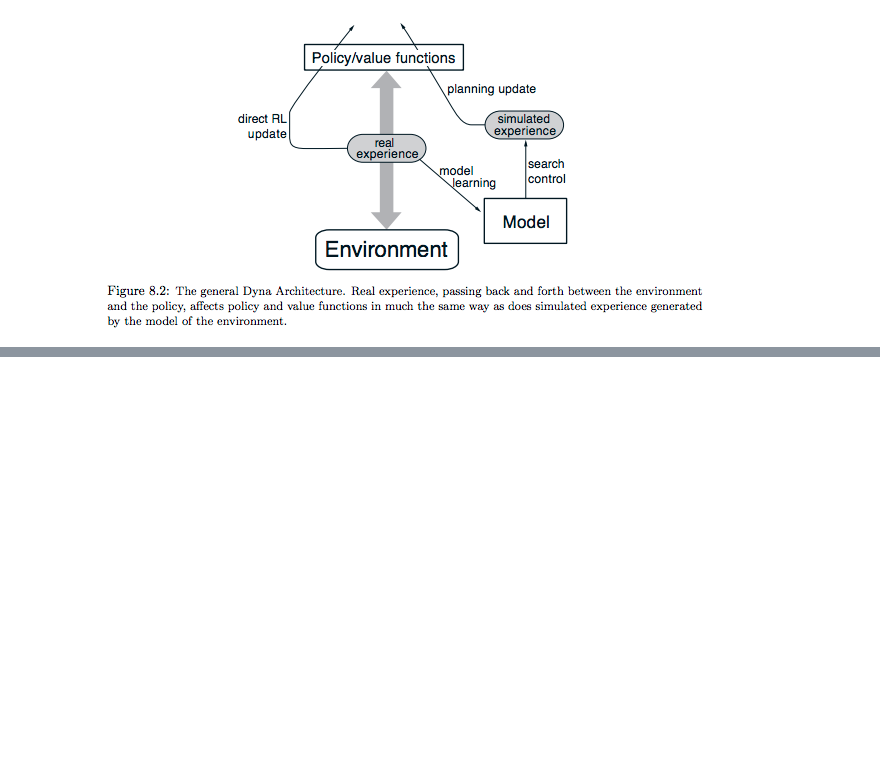
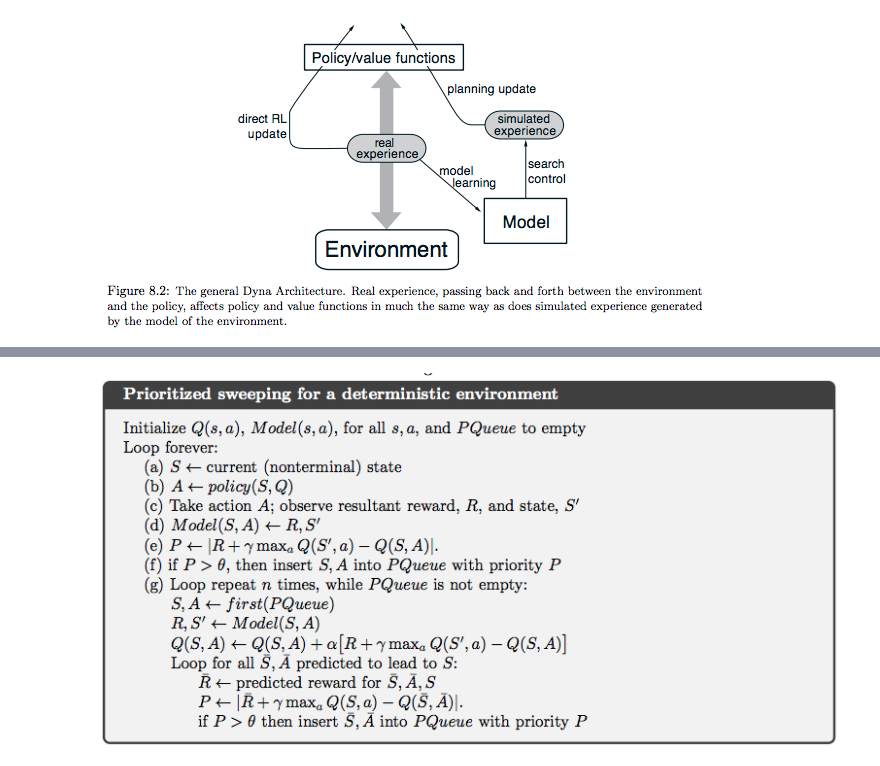
Before and after one commit to facaiy/book_notes, a Jupyter notebook: Reinforcement_Learing_An_Introduction/Planning_and_Learning_with_Tabular/note.ipynb, the cells around one changed output, grey strips where cells are left out. Cells and saved outputs as stored; diff of their text form; code cells hidden in the pictures; blank space fills up the shorter version.

```diff
--- a/Reinforcement_Learing_An_Introduction/Planning_and_Learning_with_Tabular/note.ipynb
+++ b/Reinforcement_Learing_An_Introduction/Planning_and_Learning_with_Tabular/note.ipynb
@@ -50,0 +87,4 @@ Image('./res/fig8_2.png')
+# %%
+Image('./res/prioritized_sweeping.png')
+# %% [output]
+[figure, added]
```
Also changed, not shown: parts of 8 cells of this notebook, 4 other files.
